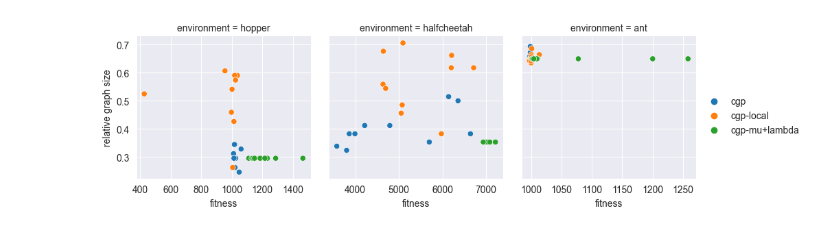
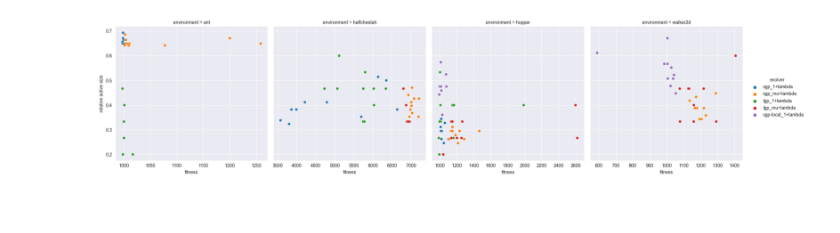
Before and after one commit to giorgia-nadizar/cgpax, a Jupyter notebook: analysis/analysis.ipynb, the cells around one changed output. Saved outputs shown, nothing was run; the diff lists cells and outputs as text; code cells hidden in the pictures; blank space fills up the shorter version.

```diff
--- a/analysis/analysis.ipynb
+++ b/analysis/analysis.ipynb
@@ -3,14 +4,10 @@ import pandas as pd
 import seaborn as sns
 import matplotlib.pyplot as plt
 # %%
-dataframes = [pd.read_csv(f"data/{p}_baseline.csv") for p in ["lgp", "cgp"]]
-dataframes.append(pd.read_csv("data/cgp_local.csv"))
-mulambda = pd.read_csv("data/cgp_mu+lambda.csv")
-mulambda["training.generation"] = mulambda["_step"]
-dataframes.append(mulambda)
+dataframes = [pd.read_csv(f"data/fitness/{d}") for d in os.listdir("data/fitness/")]
 df = pd.concat(dataframes, ignore_index=True)
-df.rename(lambda x: x.replace("training.", "").replace("run_id", "seed"), axis="columns", inplace=True)
-df["environment"] = df["environment"].apply(lambda x: x.replace("-", ""))
+df.rename(lambda x: x.replace("training.", ""), axis="columns", inplace=True)
 df = df[[c for c in df.columns if not c.startswith("Unnamed")]]
+df["evolver"] = df["solver"] + "_" + df["ea"]
 df.head()
 # %% [output]
@@ -48,0 +37,7 @@ graph_sizes.head()
+# %%
+graph_dfs = [pd.read_csv(f"data/graph_size/{d}") for d in os.listdir("data/graph_size/")]
+graph_sizes = pd.concat(graph_dfs, ignore_index=True)
+graph_sizes["relative_size"] = graph_sizes["graph_size"] / graph_sizes["max_size"]
+graph_sizes["evolver"] = graph_sizes["solver"] + "_" + graph_sizes["ea"]
+graph_sizes = graph_sizes[[c for c in graph_sizes.columns if not c.startswith("Unnamed")]]
+graph_sizes.head()
@@ -64,5 +67,5 @@ plt.show()
 # %%
-join_df = graph_sizes.merge(df, on=["solver", "generation", "environment", "seed"])
+join_df = graph_sizes.merge(df, on=["solver", "generation", "environment", "seed", "evolver", "ea"])
 # max_gens = join_df.groupby(["solver", "environment", "seed"])["generation"].max().reset_index()
 # join_df = join_df.merge(max_gens, on=["solver", "generation", "environment", "seed"])
 join_df = join_df[join_df["generation"] == 999]
@@ -77,9 +81,15 @@ join_df.head()
 # %%
-g = sns.FacetGrid(join_df, col="environment", sharex=False)
-g.map_dataframe(sns.scatterplot, x="top_k_fit.top_0_fit", y="relative_size", hue="solver")
+g = sns.relplot(
+    data=join_df,
+    col="environment",
+    kind="scatter",
+    x="top_k_fit.top_0_fit",
+    y="relative_size",
+    hue="evolver",
+    facet_kws=dict(sharex=False)
+)
 g.set_xlabels("fitness")
-g.set_ylabels("relative graph size")
-g.add_legend()
+g.set_ylabels("relative active size")
 plt.show()
 # %% [output]
-[figure, old version]
+[figure, new version]
```
Also changed, not shown: parts of 7 cells of this notebook.
